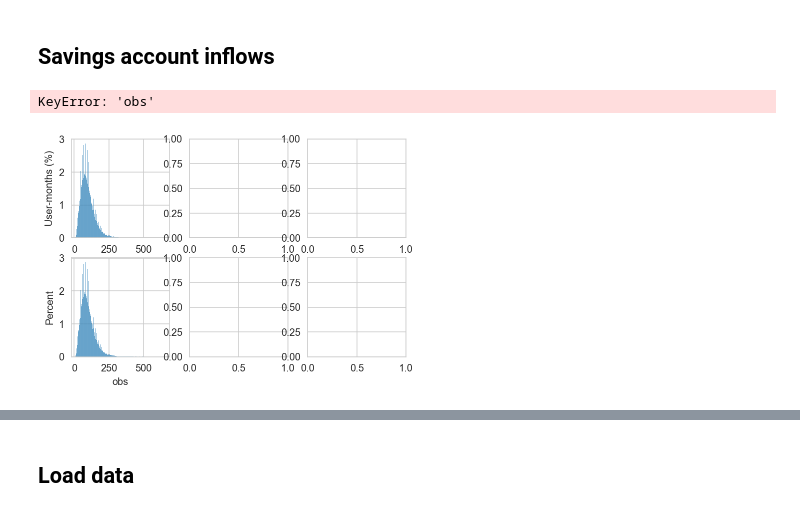
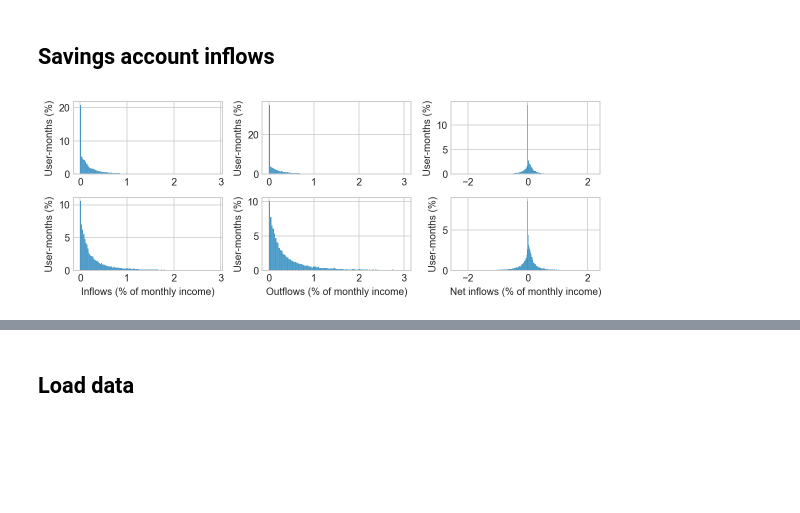
Before and after one commit to fabiangunzinger/entropy, a Jupyter notebook: notebooks/sumstats_savings.ipynb, the cells around one changed output, grey strips where cells are left out. Cells and saved outputs as stored; diff of their text form; code cells hidden in the pictures; blank space fills up the shorter version.

Commit message:
Monthly savings figure improvements

```diff
--- a/notebooks/sumstats_savings.ipynb
+++ b/notebooks/sumstats_savings.ipynb
@@ -48,9 +47,6 @@ Time for read_analysis_data: 2.68 seconds
 # %% [markdown]
 ## Savings account inflows
 # %%
-import entropy.figures.monthly_savings as fms
-
-fms.main(df)
+figs.monthly_savings(df);
 # %% [output]
-KeyError: 'obs'
-[figure, old version]
+[figure, new version]
```
Also changed, not shown: parts of 3 cells of this notebook, 2 other files.
